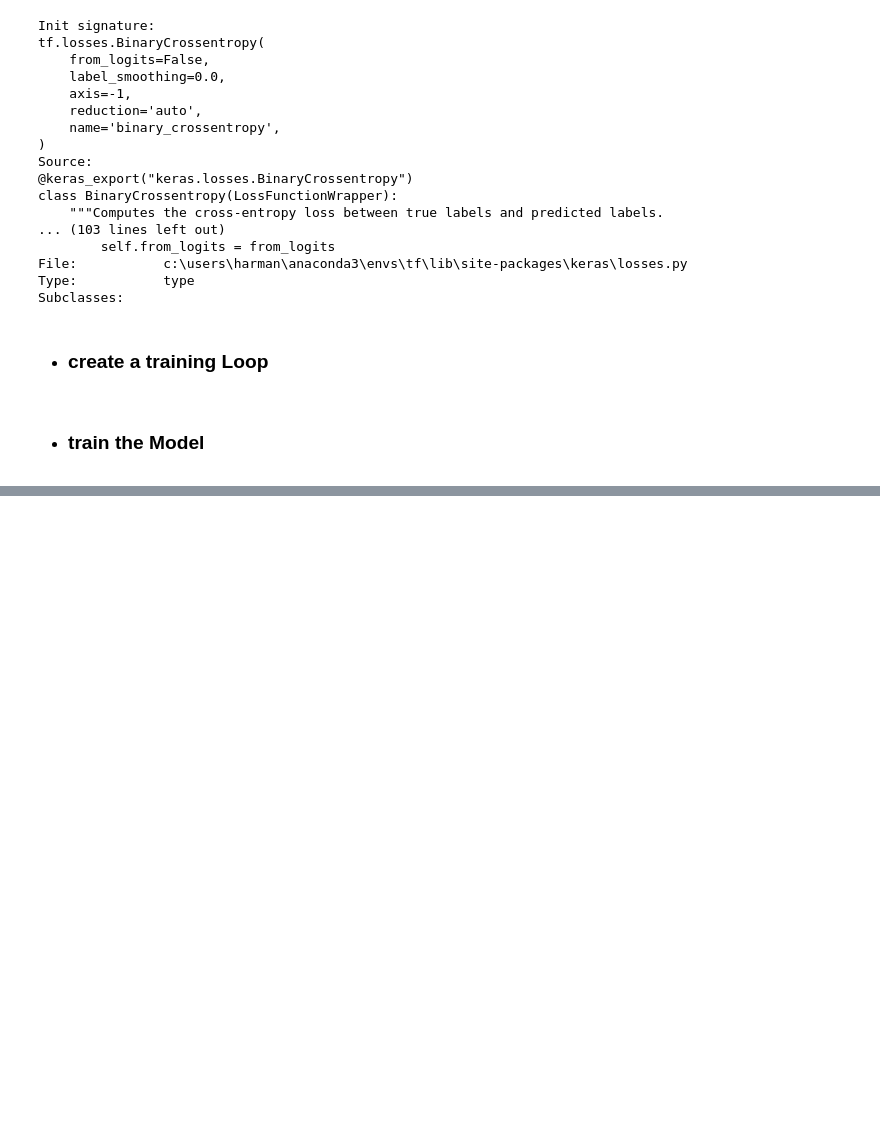
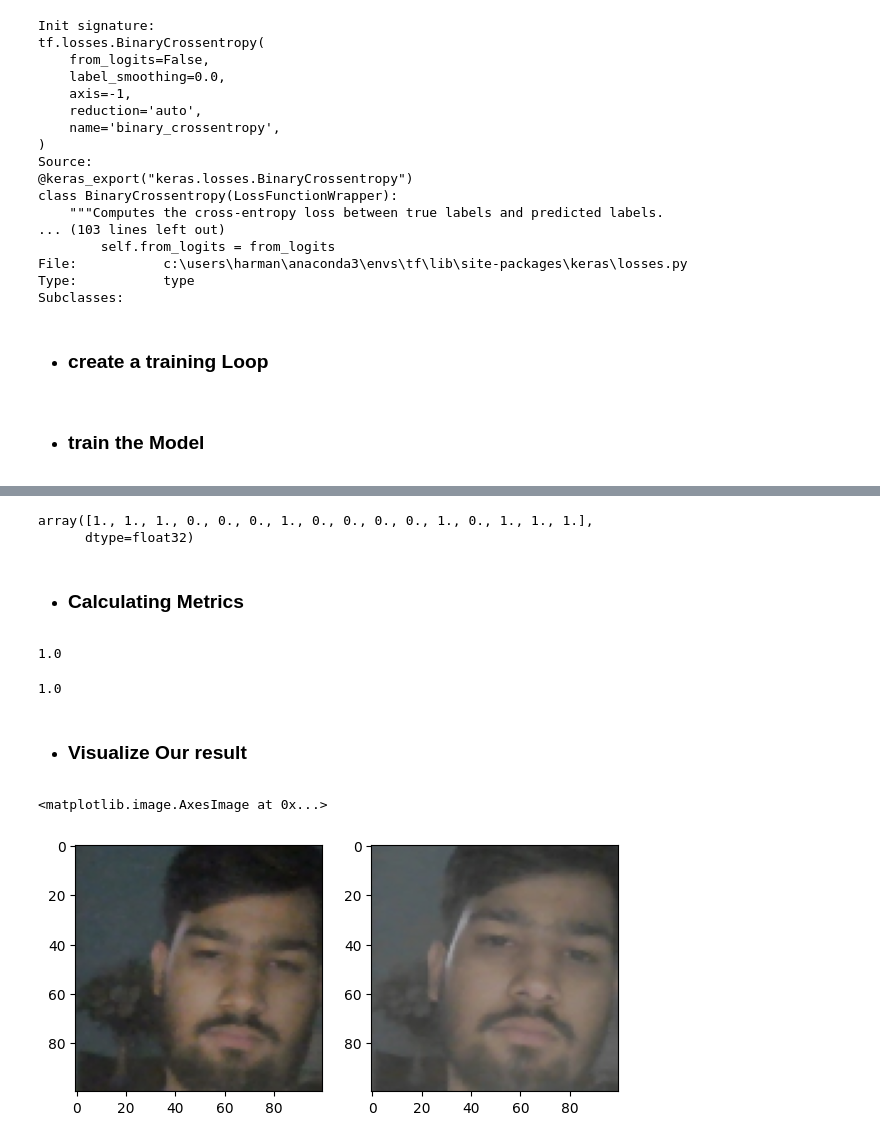
Before and after one commit to H-SM/deep_face_detection_model, a Jupyter notebook: model.ipynb, the cells around one changed output, grey strips where cells are left out. Cells and saved outputs as stored; diff of their text form; code cells hidden in the pictures; blank space fills up the shorter version.

Commit message:
tested the model - confusion metric made

```diff
--- a/model.ipynb
+++ b/model.ipynb
@@ -634,0 +606,3 @@ Tensor("binary_crossentropy/weighted_loss/value:0", shape=(), dtype=float32)
+# %%
+# getting a batch from our test data
+test_input, test_val, y_true = test_data.as_numpy_iterator().next()
@@ -634,0 +636,39 @@ Tensor("binary_crossentropy/weighted_loss/value:0", shape=(), dtype=float32)
+# %%
+y_true
+# %% [output]
+array([1., 1., 1., 0., 0., 0., 1., 0., 0., 0., 0., 1., 0., 1., 1., 1.],
+      dtype=float32)
+# %% [markdown]
+- ### Calculating Metrics
+# %%
+# using the metric to test out the accuracy of the model
+m = Recall() # metric object
+
+#calc the recall value
+m.update_state(y_true, y_hat)
+#return the recall result
+m.result().numpy()
+# %% [output]
+1.0
+# %%
+# using the metric to test out the accuracy of the model
+m = Precision() # metric object
+
+#calc the Precision value
+m.update_state(y_true, y_hat)
+#return the Precision result
+m.result().numpy()
+# %% [output]
+1.0
+# %% [markdown]
+- ### Visualize Our result
+# %%
+plt.figure(figsize=(7,7))
+plt.subplot(1,2,1)
+plt.imshow(test_input[2])
+plt.subplot(1,2,2)
+plt.imshow(test_val[2])
+# example of a 1 predicted outcome
+# %% [output]
+<matplotlib.image.AxesImage at 0x...>
+[figure, added]
```
Also changed, not shown: parts of 28 cells of this notebook, 1 other file.
